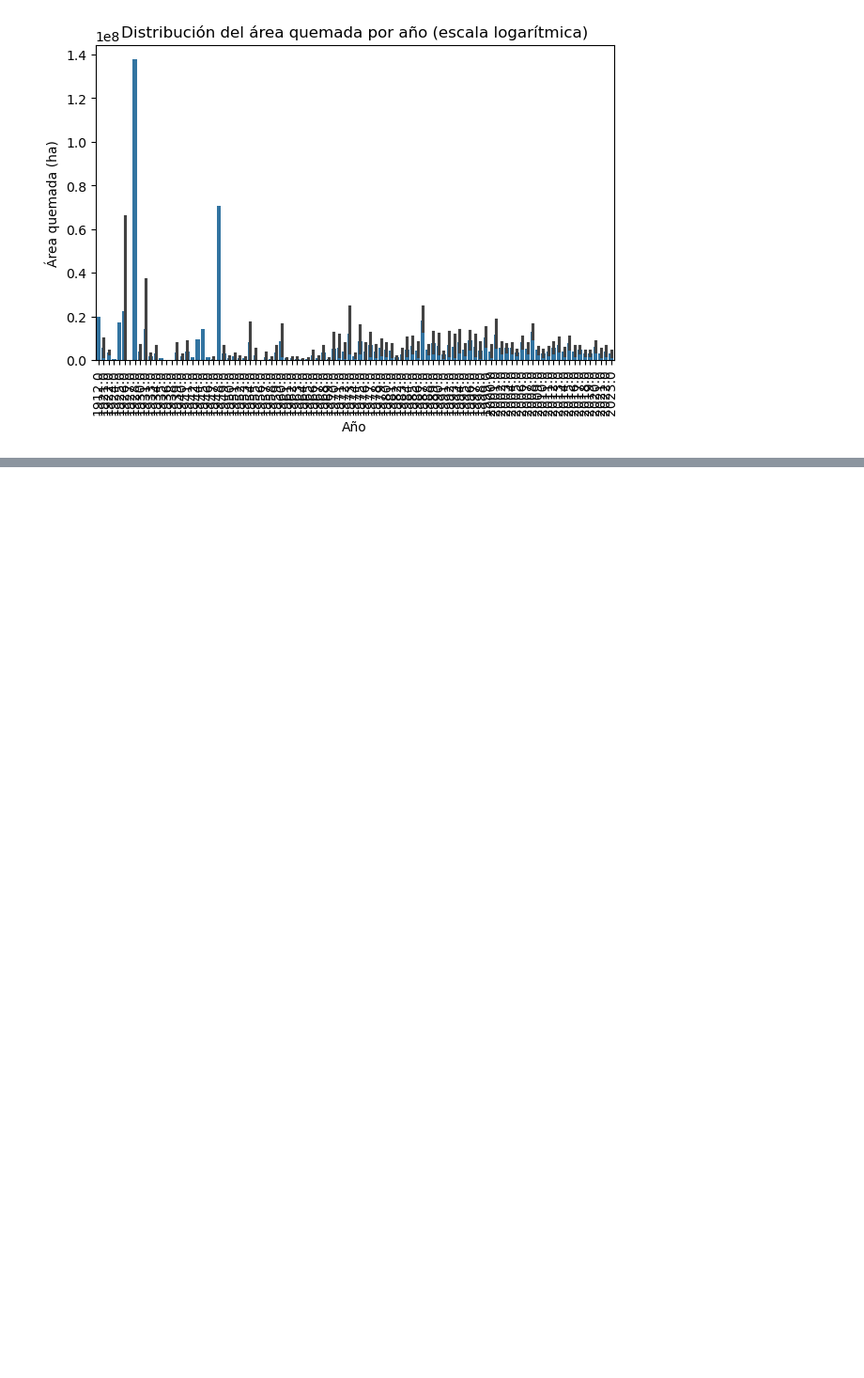
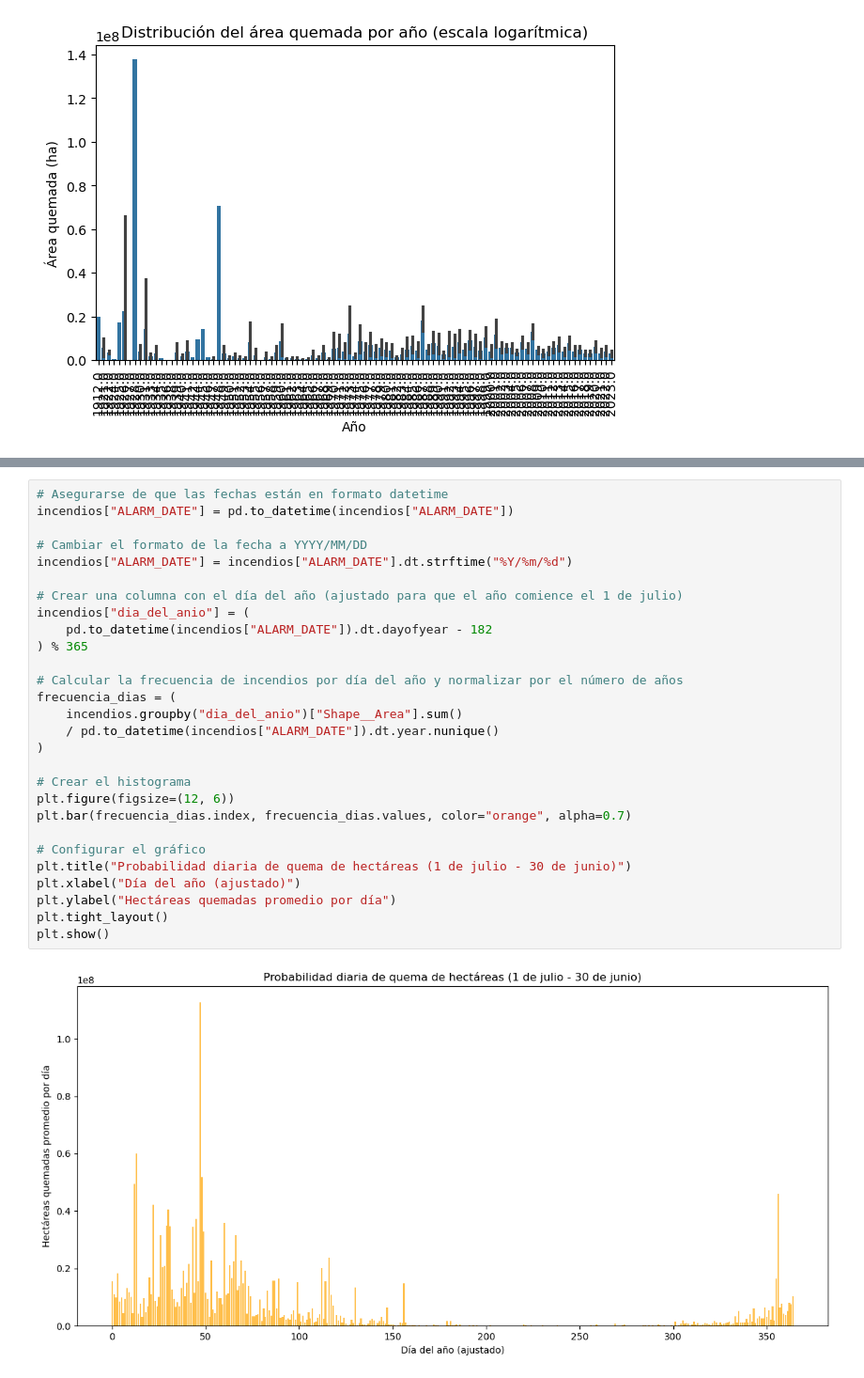
Before and after one commit to Kiki1108/incendios, a Jupyter notebook: analisis_california.ipynb, the cells around one changed output, grey strips where cells are left out. Shown at 94% size. Cells and saved outputs as stored; diff of their text form; blank space fills up the shorter version.

Commit message:
base de analisis para california

```diff
--- a/analisis_california.ipynb
+++ b/analisis_california.ipynb
@@ -282,0 +339,30 @@ plt.show()
+# %%
+# Asegurarse de que las fechas están en formato datetime
+incendios["ALARM_DATE"] = pd.to_datetime(incendios["ALARM_DATE"])
+
+# Cambiar el formato de la fecha a YYYY/MM/DD
+incendios["ALARM_DATE"] = incendios["ALARM_DATE"].dt.strftime("%Y/%m/%d")
+
+# Crear una columna con el día del año (ajustado para que el año comience el 1 de julio)
+incendios["dia_del_anio"] = (
+    pd.to_datetime(incendios["ALARM_DATE"]).dt.dayofyear - 182
+) % 365
+
+# Calcular la frecuencia de incendios por día del año y normalizar por el número de años
+frecuencia_dias = (
+    incendios.groupby("dia_del_anio")["Shape__Area"].sum()
+    / pd.to_datetime(incendios["ALARM_DATE"]).dt.year.nunique()
+)
+
+# Crear el histograma
+plt.figure(figsize=(12, 6))
+plt.bar(frecuencia_dias.index, frecuencia_dias.values, color="orange", alpha=0.7)
+
+# Configurar el gráfico
+plt.title("Probabilidad diaria de quema de hectáreas (1 de julio - 30 de junio)")
+plt.xlabel("Día del año (ajustado)")
+plt.ylabel("Hectáreas quemadas promedio por día")
+plt.tight_layout()
+plt.show()
+# %% [output]
+[figure, added]
```
Also changed, not shown: parts of 4 cells of this notebook.
